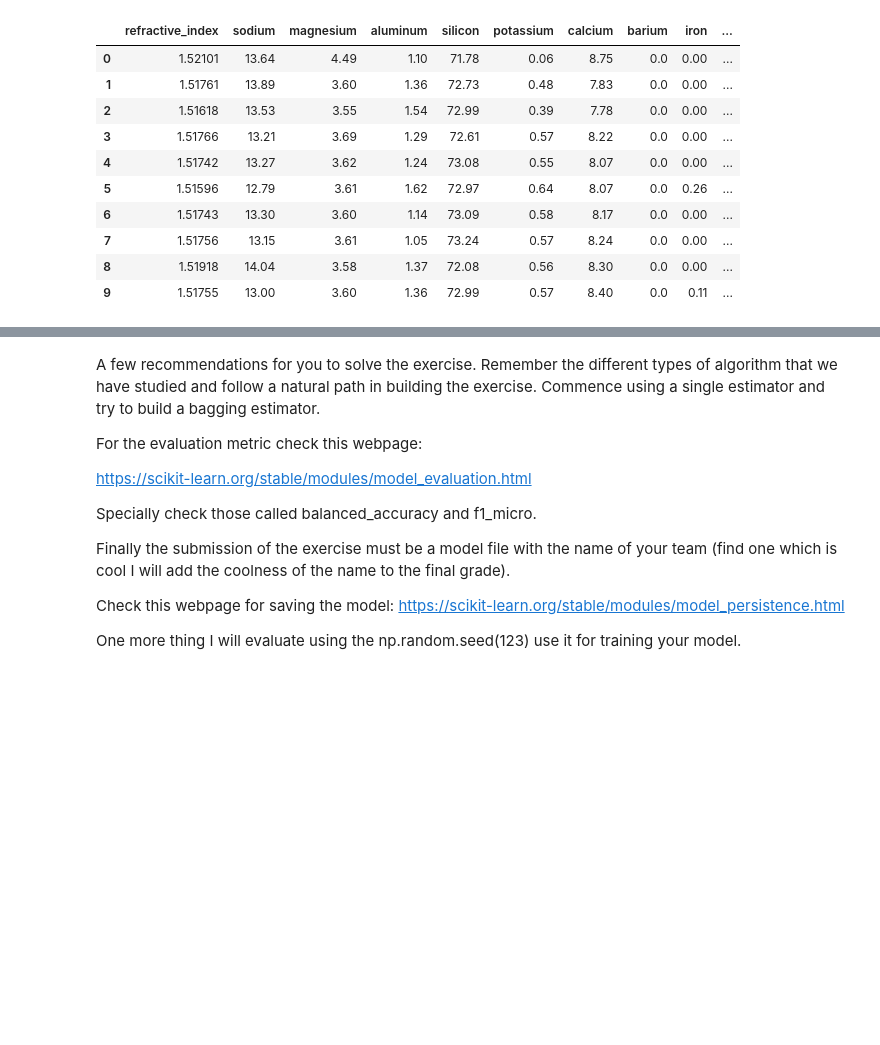
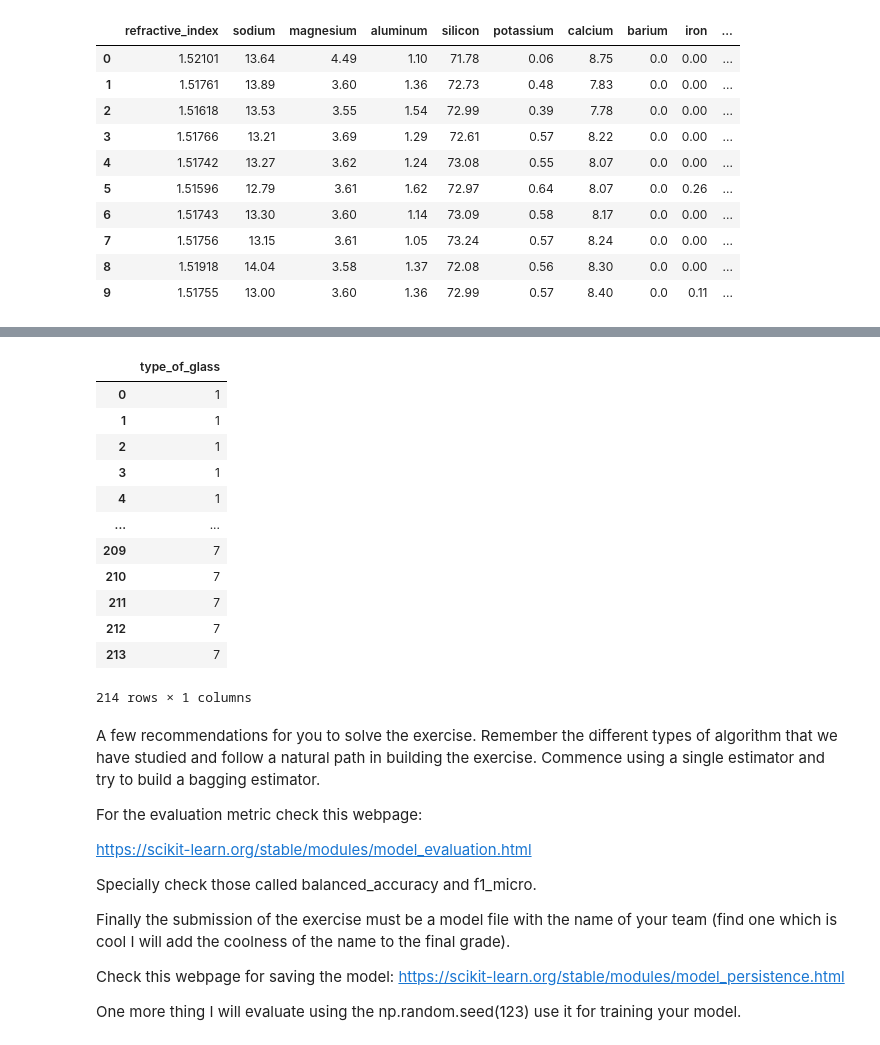
Before and after one commit to AlvaroUriel/idal_ia3, a Jupyter notebook: Hunger_games.ipynb, the cells around one changed output, grey strips where cells are left out. Cells and saved outputs as stored; diff of their text form; code cells hidden in the pictures; blank space fills up the shorter version.

```diff
--- a/Hunger_games.ipynb
+++ b/Hunger_games.ipynb
@@ -30,3 +65,20 @@ dataframe.head(10)
+# %%
+Y = dataframe.iloc[:,-1:]
+Y
+# %% [output]
+|  | type_of_glass |
+| 0 | 1 |
+| 1 | 1 |
+| 2 | 1 |
+| 3 | 1 |
+| 4 | 1 |
+| ... | ... |
+| 209 | 7 |
+| 210 | 7 |
+| 211 | 7 |
+| 212 | 7 |
+| 213 | 7 |
+214 rows × 1 columns
 # %% [markdown]
 A few recommendations for you to solve the exercise. Remember the different types of algorithm that we have studied and follow a natural path in building the exercise. Commence using a single estimator and try to build a bagging estimator.
 
```
Also changed, not shown: parts of 2 cells of this notebook.
